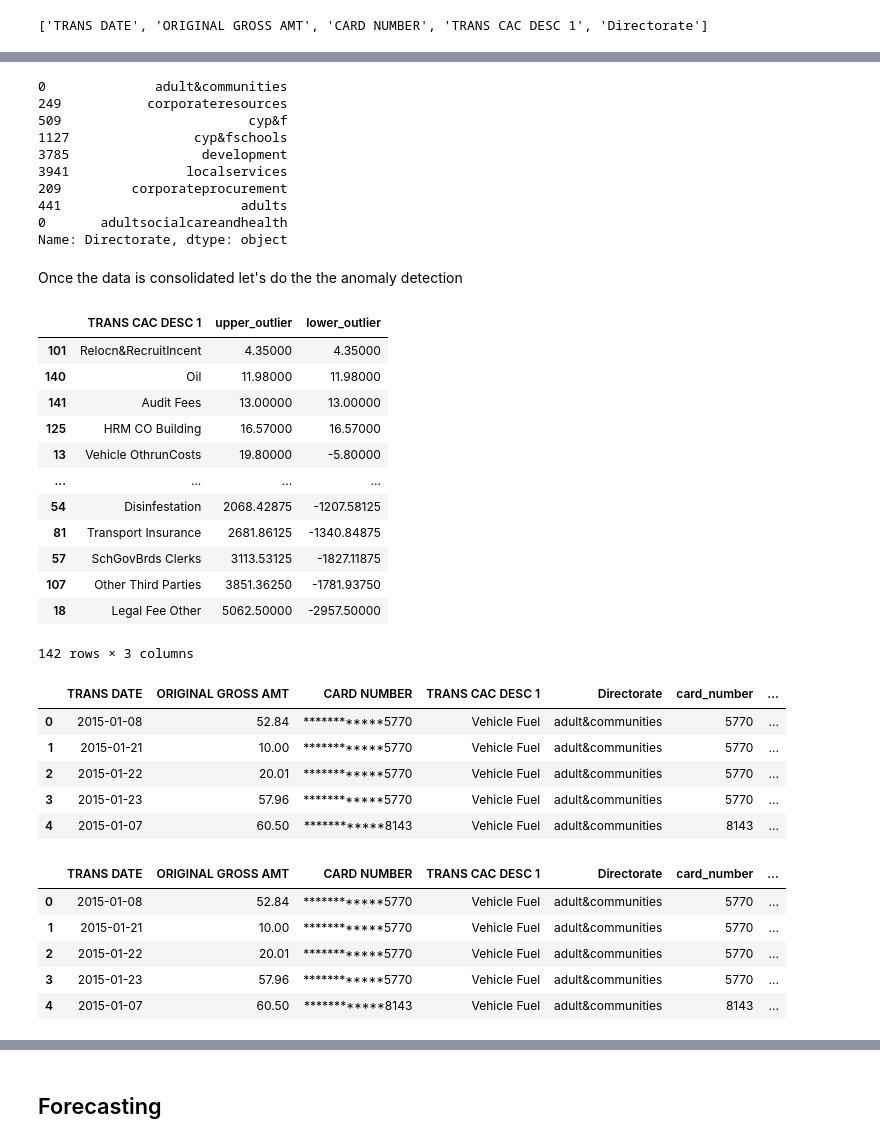
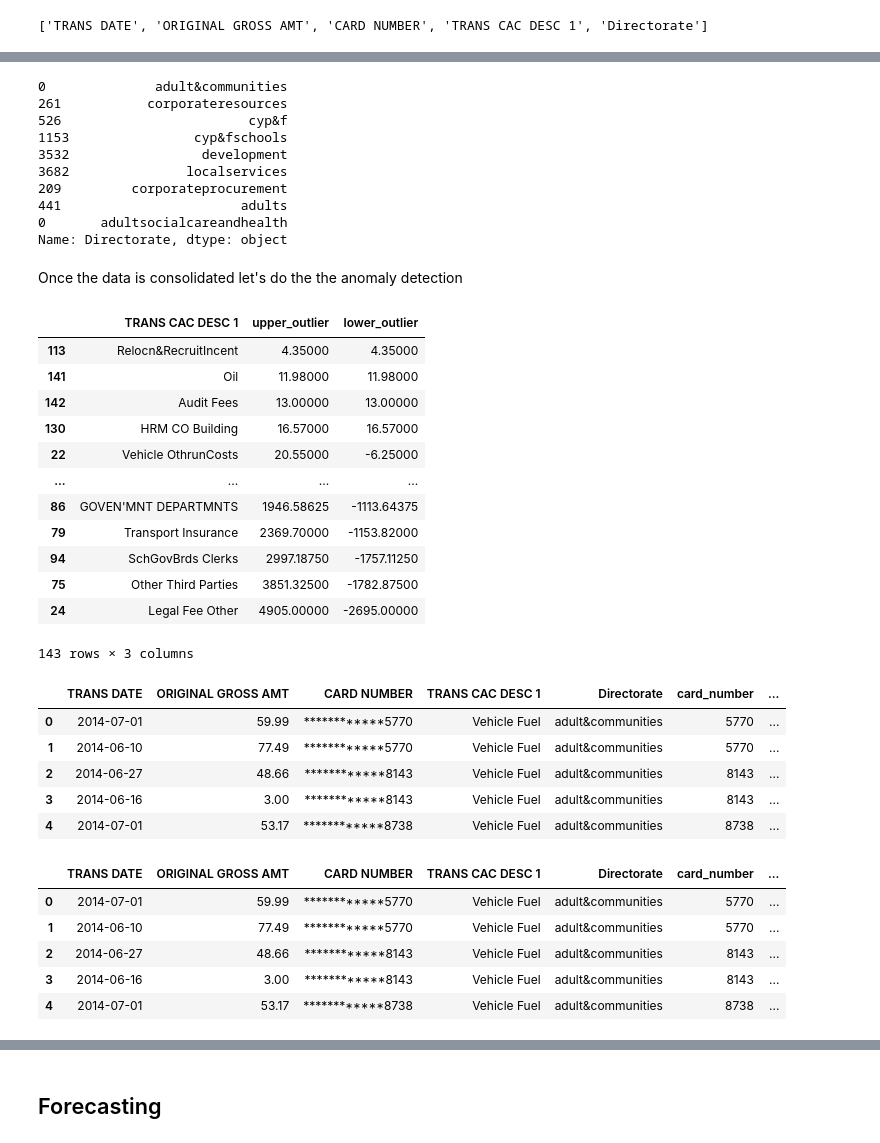
Before and after one commit to julioportellah/task2-financial-data, a Jupyter notebook: purchase_analysis.ipynb, the cells around one changed output, grey strips where cells are left out. Cells and saved outputs as stored; diff of their text form; code cells hidden in the pictures.

```diff
--- a/purchase_analysis.ipynb
+++ b/purchase_analysis.ipynb
@@ -20,7 +20,9 @@ Given that this problem involves multiple dataset, the process is divided in the
 # %% [markdown]
 # Micro EDA
 # %%
-datasets = ['2015_01_purchases.xls','2015_02_purchases.xls','2015_03_purchases.xls','2015_05_purchases.xls','2015_06_purchases.xls','2015_07_purchases.xls',
+datasets = ['2014_05_purchases.xls','2014_06_purchases.xls','2014_07_purchases.xls',
+'2014_08_purchases.xls','2014_09_purchases.xls','2014_10_purchases.xls','2014_11_purchases.xls','2014_12_purchases.xls',
+'2015_01_purchases.xls','2015_02_purchases.xls','2015_03_purchases.xls','2015_05_purchases.xls','2015_06_purchases.xls','2015_07_purchases.xls',
 '2015_08_purchases.xls','2015_09_purchases.xls','2015_10_purchases.xls','2015_11_purchases.xls','2015_12_purchases.xls','2016_01_purchases.xls','2016_02_purchases.xls',
 '2016_03_purchases.xls','2016_04_purchases.xls','2016_05_purchases.xls','2016_06_purchases.xls','2016_07_purchases.xls','2016_08_purchases.xls','2016_09_purchases.xls',
 '2016_10_purchases.xls','2016_11_purchases.xls','2016_12_purchases.xls','2017_01_purchases.xls','2017_02_purchases.xls','2017_03_purchases.xls','2017_04_purchases.xls',
@@ -183,11 +185,11 @@ data_consolidated['card_number'] = pd.to_numeric(data_consolidated['card_number'
 data_consolidated['Directorate'].drop_duplicates()
 # %% [output]
 0              adult&communities
-249           corporateresources
-509                        cyp&f
-1127                cyp&fschools
-3785                 development
-3941               localservices
+261           corporateresources
+526                        cyp&f
+1153                cyp&fschools
+3532                 development
+3682               localservices
 209         corporateprocurement
 441                       adults
 0       adultsocialcareandhealth
@@ -213,18 +215,18 @@ df_areas_outliers.head()
 df_areas_outliers.sort_values(by=['upper_outlier'])
 # %% [output]
 |  | TRANS CAC DESC 1 | upper_outlier | lower_outlier |
-| 101 | Relocn&RecruitIncent | 4.35000 | 4.35000 |
-| 140 | Oil | 11.98000 | 11.98000 |
-| 141 | Audit Fees | 13.00000 | 13.00000 |
-| 125 | HRM CO Building | 16.57000 | 16.57000 |
-| 13 | Vehicle OthrunCosts | 19.80000 | -5.80000 |
+| 113 | Relocn&RecruitIncent | 4.35000 | 4.35000 |
+| 141 | Oil | 11.98000 | 11.98000 |
+| 142 | Audit Fees | 13.00000 | 13.00000 |
+| 130 | HRM CO Building | 16.57000 | 16.57000 |
+| 22 | Vehicle OthrunCosts | 20.55000 | -6.25000 |
 | ... | ... | ... | ... |
-| 54 | Disinfestation | 2068.42875 | -1207.58125 |
-| 81 | Transport Insurance | 2681.86125 | -1340.84875 |
-| 57 | SchGovBrds Clerks | 3113.53125 | -1827.11875 |
-| 107 | Other Third Parties | 3851.36250 | -1781.93750 |
-| 18 | Legal Fee Other | 5062.50000 | -2957.50000 |
+| 86 | GOVEN'MNT DEPARTMNTS | 1946.58625 | -1113.64375 |
+| 79 | Transport Insurance | 2369.70000 | -1153.82000 |
+| 94 | SchGovBrds Clerks | 2997.18750 | -1757.11250 |
+| 75 | Other Third Parties | 3851.32500 | -1782.87500 |
+| 24 | Legal Fee Other | 4905.00000 | -2695.00000 |
-142 rows × 3 columns
+143 rows × 3 columns
 # %%
 def get_local_outliers_area(row):
     try:
@@ -236,17 +238,17 @@ def get_local_outliers_area(row):
 # %%
 data_consolidated_test = data_consolidated.copy()
 data_consolidated_test = data_consolidated_test.head()
-data_consolidated_test['IsAreaOutlier']=data_consolidated_test.apply(lambda x: get_local_outliers_area(x,df_areas_outliers),axis=1)
+data_consolidated_test['IsAreaOutlier']=data_consolidated_test.apply(lambda x: get_local_outliers_area(x),axis=1)
 #data_consolidated_test = data_consolidated_test.merge(df_areas_outliers, left='TRANS CAC DESC 1', rsuffix='TRANS CAC DESC 1')
 pd.merge(left=data_consolidated_test,right=df_areas_outliers, on='TRANS CAC DESC 1', how='left')
 #data_consolidated_test
 # %% [output]
 |  | TRANS DATE | ORIGINAL GROSS AMT | CARD NUMBER | TRANS CAC DESC 1 | Directorate | card_number | ... |
-| 0 | 2015-01-08 | 52.84 | ************5770 | Vehicle Fuel | adult&communities | 5770 | ... |
-| 1 | 2015-01-21 | 10.00 | ************5770 | Vehicle Fuel | adult&communities | 5770 | ... |
-| 2 | 2015-01-22 | 20.01 | ************5770 | Vehicle Fuel | adult&communities | 5770 | ... |
-| 3 | 2015-01-23 | 57.96 | ************5770 | Vehicle Fuel | adult&communities | 5770 | ... |
-| 4 | 2015-01-07 | 60.50 | ************8143 | Vehicle Fuel | adult&communities | 8143 | ... |
+| 0 | 2014-07-01 | 59.99 | ************5770 | Vehicle Fuel | adult&communities | 5770 | ... |
+| 1 | 2014-06-10 | 77.49 | ************5770 | Vehicle Fuel | adult&communities | 5770 | ... |
+| 2 | 2014-06-27 | 48.66 | ************8143 | Vehicle Fuel | adult&communities | 8143 | ... |
+| 3 | 2014-06-16 | 3.00 | ************8143 | Vehicle Fuel | adult&communities | 8143 | ... |
+| 4 | 2014-07-01 | 53.17 | ************8738 | Vehicle Fuel | adult&communities | 8738 | ... |
 # %%
 data_consolidated_with_bounds = pd.merge(left=data_consolidated,right=df_areas_outliers, on='TRANS CAC DESC 1', how='left')
 # %%
@@ -255,11 +257,11 @@ data_consolidated_with_bounds['IsOutlier'] = (data_consolidated_with_bounds['ORI
 data_consolidated_with_bounds.head()
 # %% [output]
 |  | TRANS DATE | ORIGINAL GROSS AMT | CARD NUMBER | TRANS CAC DESC 1 | Directorate | card_number | ... |
-| 0 | 2015-01-08 | 52.84 | ************5770 | Vehicle Fuel | adult&communities | 5770 | ... |
-| 1 | 2015-01-21 | 10.00 | ************5770 | Vehicle Fuel | adult&communities | 5770 | ... |
-| 2 | 2015-01-22 | 20.01 | ************5770 | Vehicle Fuel | adult&communities | 5770 | ... |
-| 3 | 2015-01-23 | 57.96 | ************5770 | Vehicle Fuel | adult&communities | 5770 | ... |
-| 4 | 2015-01-07 | 60.50 | ************8143 | Vehicle Fuel | adult&communities | 8143 | ... |
+| 0 | 2014-07-01 | 59.99 | ************5770 | Vehicle Fuel | adult&communities | 5770 | ... |
+| 1 | 2014-06-10 | 77.49 | ************5770 | Vehicle Fuel | adult&communities | 5770 | ... |
+| 2 | 2014-06-27 | 48.66 | ************8143 | Vehicle Fuel | adult&communities | 8143 | ... |
+| 3 | 2014-06-16 | 3.00 | ************8143 | Vehicle Fuel | adult&communities | 8143 | ... |
+| 4 | 2014-07-01 | 53.17 | ************8738 | Vehicle Fuel | adult&communities | 8738 | ... |
 # %%
 sns.scatterplot(data=data_consolidated_with_bounds, x="card_number", y="ORIGINAL GROSS AMT", hue="IsOutlier").set_title('Last card number vs transactions amount')
 plt.show()
```
Also changed, not shown: parts of 46 cells of this notebook, 22 other files.
